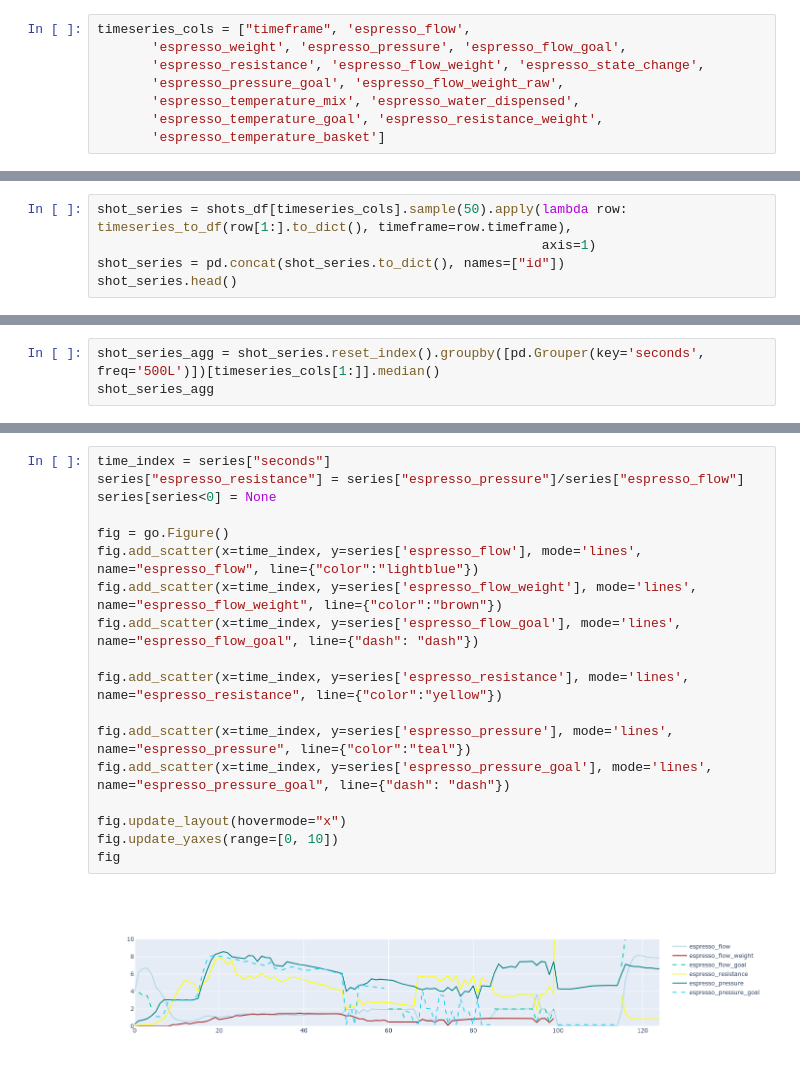
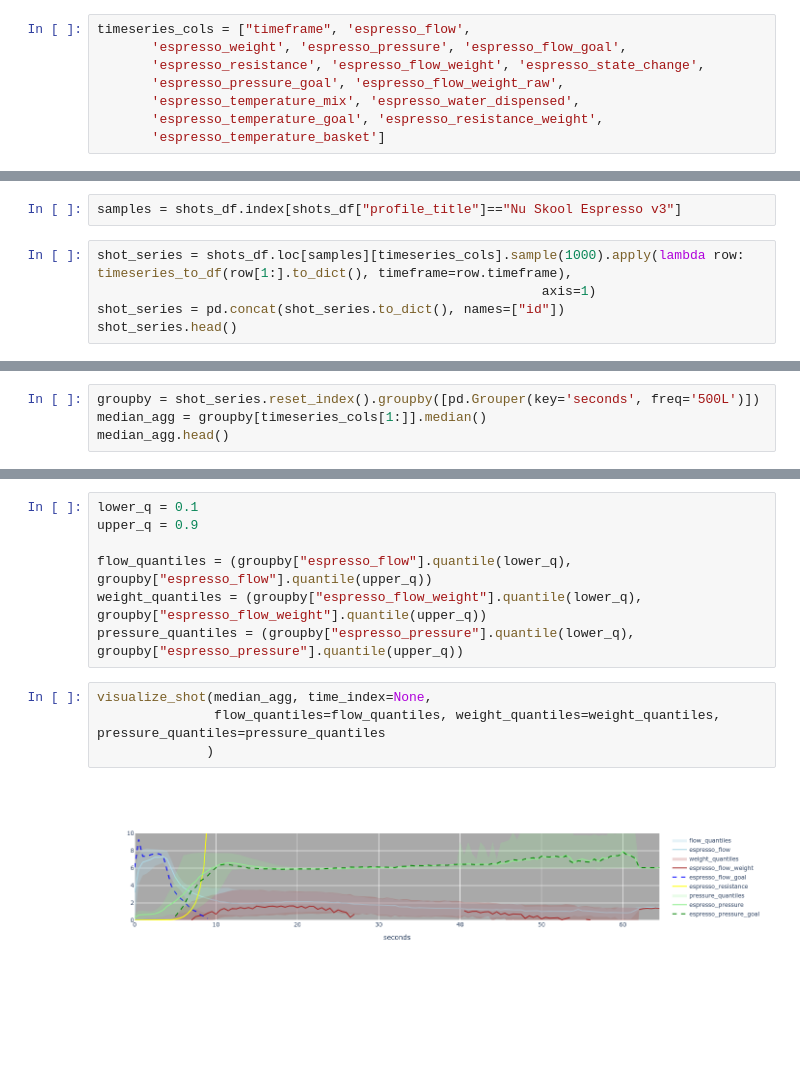
Before and after one commit to JonnyTran/espresso-manifold, a Jupyter notebook: notebooks/2.0-Explore Shots dataset.ipynb, the cells around one changed output, grey strips where cells are left out. Cells and saved outputs as stored; diff of their text form; blank space fills up the shorter version.

```diff
--- a/notebooks/2.0-Explore Shots dataset.ipynb
+++ b/notebooks/2.0-Explore Shots dataset.ipynb
@@ -108,6 +137,8 @@ def timeseries_to_df(values, timeframe):
     return pd.DataFrame(values, index=time_index)
+# %%
+samples = shots_df.index[shots_df["profile_title"]=="Nu Skool Espresso v3"]
 # %%
-shot_series = shots_df[timeseries_cols].sample(50).apply(lambda row: timeseries_to_df(row[1:].to_dict(), timeframe=row.timeframe),
+shot_series = shots_df.loc[samples][timeseries_cols].sample(1000).apply(lambda row: timeseries_to_df(row[1:].to_dict(), timeframe=row.timeframe),
                                                          axis=1)
 shot_series = pd.concat(shot_series.to_dict(), names=["id"])
 shot_series.head()
@@ -122,6 +153,7 @@ shot_series.head()
 # %%
-shot_series_agg = shot_series.reset_index().groupby([pd.Grouper(key='seconds', freq='500L')])[timeseries_cols[1:]].median()
-shot_series_agg
+groupby = shot_series.reset_index().groupby([pd.Grouper(key='seconds', freq='500L')])
+median_agg = groupby[timeseries_cols[1:]].median()
+median_agg.head()
 # %% [output]
 |  | espresso_flow | espresso_weight | espresso_pressure | espresso_flow_goal | espresso_resistance | ... |
 | seconds |  |  |  |  |  | ... |
@@ -160,20 +165,13 @@ series
+# %%
+lower_q = 0.1
+upper_q = 0.9
+
+flow_quantiles = (groupby["espresso_flow"].quantile(lower_q), groupby["espresso_flow"].quantile(upper_q))
+weight_quantiles = (groupby["espresso_flow_weight"].quantile(lower_q), groupby["espresso_flow_weight"].quantile(upper_q))
+pressure_quantiles = (groupby["espresso_pressure"].quantile(lower_q), groupby["espresso_pressure"].quantile(upper_q))
 # %%
-time_index = series["seconds"]
-series["espresso_resistance"] = series["espresso_pressure"]/series["espresso_flow"]
-series[series<0] = None
-
-fig = go.Figure()
-fig.add_scatter(x=time_index, y=series['espresso_flow'], mode='lines', name="espresso_flow", line={"color":"lightblue"})
-fig.add_scatter(x=time_index, y=series['espresso_flow_weight'], mode='lines', name="espresso_flow_weight", line={"color":"brown"})
-fig.add_scatter(x=time_index, y=series['espresso_flow_goal'], mode='lines', name="espresso_flow_goal", line={"dash": "dash"})
-
-fig.add_scatter(x=time_index, y=series['espresso_resistance'], mode='lines', name="espresso_resistance", line={"color":"yellow"})
-
-fig.add_scatter(x=time_index, y=series['espresso_pressure'], mode='lines', name="espresso_pressure", line={"color":"teal"})
-fig.add_scatter(x=time_index, y=series['espresso_pressure_goal'], mode='lines', name="espresso_pressure_goal", line={"dash": "dash"})
-
-fig.update_layout(hovermode="x")
-fig.update_yaxes(range=[0, 10])
-fig
+visualize_shot(median_agg, time_index=None,
+               flow_quantiles=flow_quantiles, weight_quantiles=weight_quantiles, pressure_quantiles=pressure_quantiles
+              )
 # %% [output]
-[figure, old version]
+[figure, new version]
```
Also changed, not shown: parts of 6 cells of this notebook, 2 other files.
